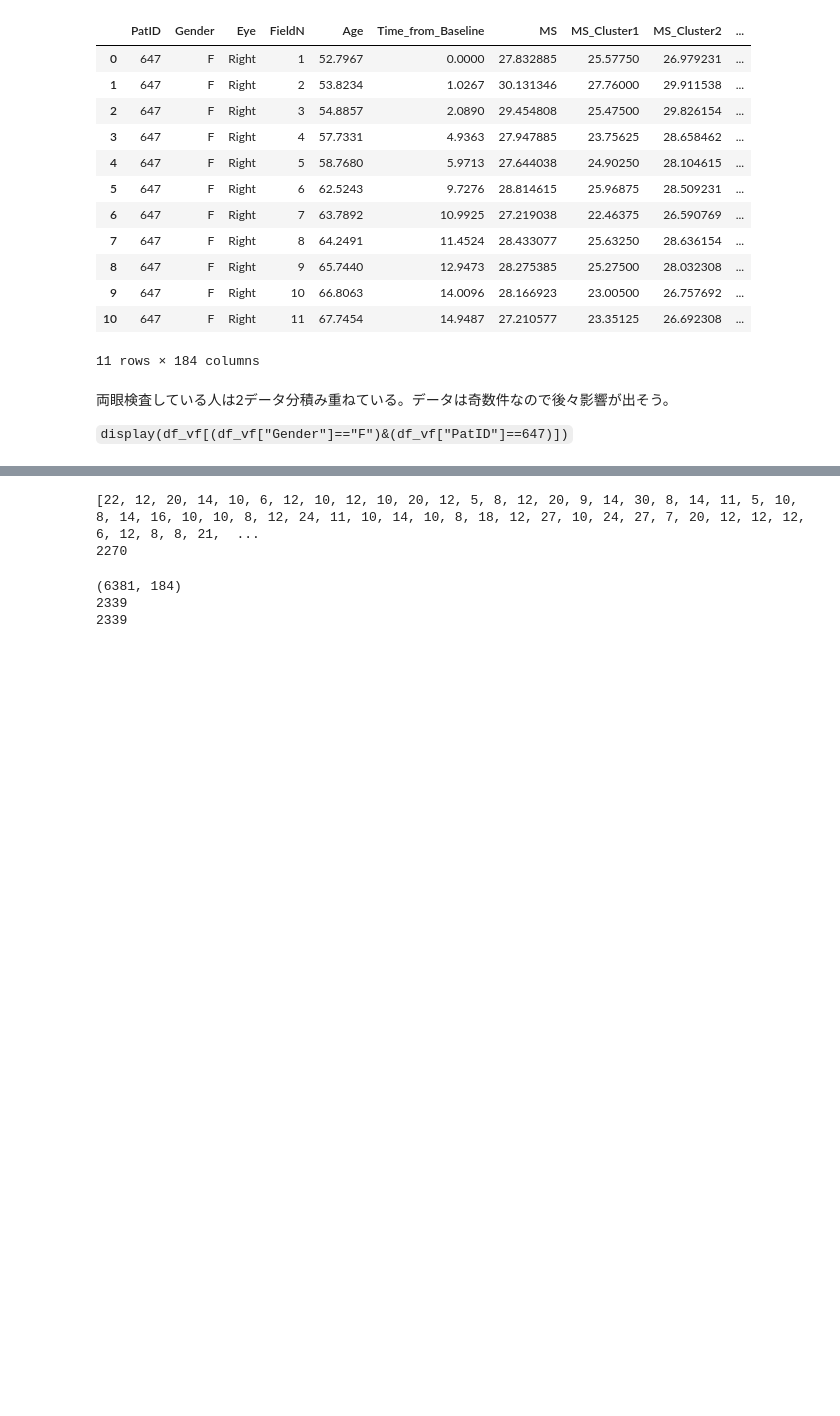
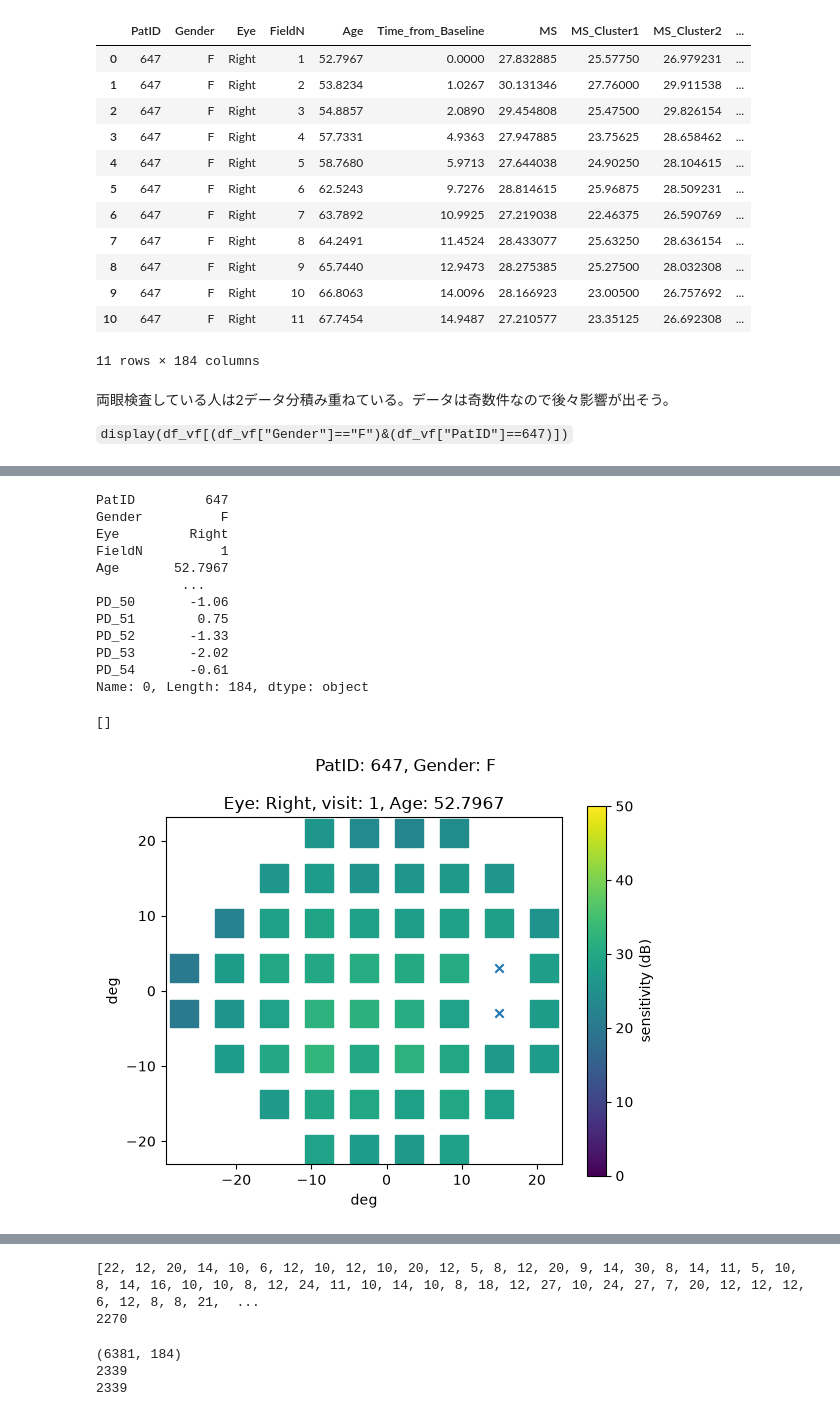
Before and after one commit to kuroganegames/biosignal_training, a Jupyter notebook: work_sim/load_data.ipynb, the cells around one changed output, grey strips where cells are left out. Cells and saved outputs as stored; diff of their text form; code cells hidden in the pictures; blank space fills up the shorter version.

```diff
--- a/work_sim/load_data.ipynb
+++ b/work_sim/load_data.ipynb
@@ -1,8 +6,16 @@
 # %%
-import pandas as pd
-dir_csv = r"./uwhvf/CSV/VF_Data.csv"
-df_vf = pd.read_csv(dir_csv)
-df_vf.head()
+dir_vf = r"./uwhv/CSV/VF_Data.csv"
+df_vf = pd.read_csv(dir_vf)
+display(df_vf.head())
+
+dir_coord = r"./uwhv/CSV/Coord_242.csv"
+df_coord = pd.read_csv(dir_coord)
+display(df_coord.head())
+# display(df_coord)
+
+# dir_summary = r"./uwhv/CSV/Series_Summary.csv"
+# df_summary = pd.read_csv(dir_summary)
+# display(df_summary.head())
 # %% [output]
 |  | PatID | Gender | Eye | FieldN | Age | Time_from_Baseline | MS | MS_Cluster1 | MS_Cluster2 | ... |
 | 0 | 647 | F | Right | 1 | 52.7967 | 0.0000 | 27.832885 | 25.57750 | 26.979231 | ... |
@@ -119,0 +190,3 @@ display(df_vf[(df_vf["Gender"]=="F")&(df_vf["Eye"]=="Right")&(df_vf["PatID"]==64
+# %%
+l_col_sens = [i for i in df_vf.columns if "Sens_" in i]
+# l_col_sens
@@ -119,0 +238,59 @@ display(df_vf[(df_vf["Gender"]=="F")&(df_vf["Eye"]=="Right")&(df_vf["PatID"]==64
+# %%
+df_data_slice = df_vf.iloc[0]
+data_vf_slice = df_data_slice[l_col_sens]
+display(df_data_slice)
+# display(data_vf_slice)
+# display(df_coord)
+
+sens_max = df_vf[l_col_sens].max().max()
+sens_min = df_vf[l_col_sens].min().min()
+
+df_not_blind = df_coord["Cluster"]!=0
+df_blind = df_coord["Cluster"]==0
+
+# print(df_blind.shape)
+# print(df_coord["X"].shape)
+# print(df_coord["Y"].shape)
+# print(data_vf_slice.shape)
+
+# for i_loc in l_col_sens:
+#     print(data_vf_slice[i_loc])
+#     i_loc_vf = df_coord["LocID"]==int(i_loc.replace("Sens_",""))
+#     display(df_coord[i_loc_vf])
+#     break
+# 'PatID', 'Gender', 'Eye', 'FieldN', 'Age'
+fig = plt.figure()
+
+s_suptitle = f"PatID: {df_data_slice["PatID"]}, Gender: {df_data_slice["Gender"]}"
+fig.suptitle(s_suptitle)
+
+ax = fig.add_subplot(111, xlabel="deg", ylabel='deg')
+ax.set_aspect("equal")
+sc = ax.scatter(
+    df_coord["X"][df_not_blind],
+    df_coord["Y"][df_not_blind],
+    c=data_vf_slice.to_numpy()[df_not_blind], # Booleanマスクのindexが異なる場合は.to_numpy() # chatgpt
+    s=400,
+    vmax=sens_max, vmin=sens_min, marker=",")#, linewidths=10)
+fig.colorbar(sc, ax=ax).set_label("sensitivity (dB)")
+
+ax.scatter(df_coord["X"][df_blind], df_coord["Y"][df_blind], marker="x")
+s_ax_title = f"Eye: {df_data_slice["Eye"]}, visit: {df_data_slice["FieldN"]}, Age: {df_data_slice["Age"]}"
+ax.set_title(s_ax_title)
+
+plt.plot()
+# %% [output]
+PatID         647
+Gender          F
+Eye         Right
+FieldN          1
+Age       52.7967
+           ...
+PD_50       -1.06
+PD_51        0.75
+PD_52       -1.33
+PD_53       -2.02
+PD_54       -0.61
+Name: 0, Length: 184, dtype: object
+[]
+[figure, added]
```
Also changed, not shown: parts of 25 cells of this notebook, 6 other files.
